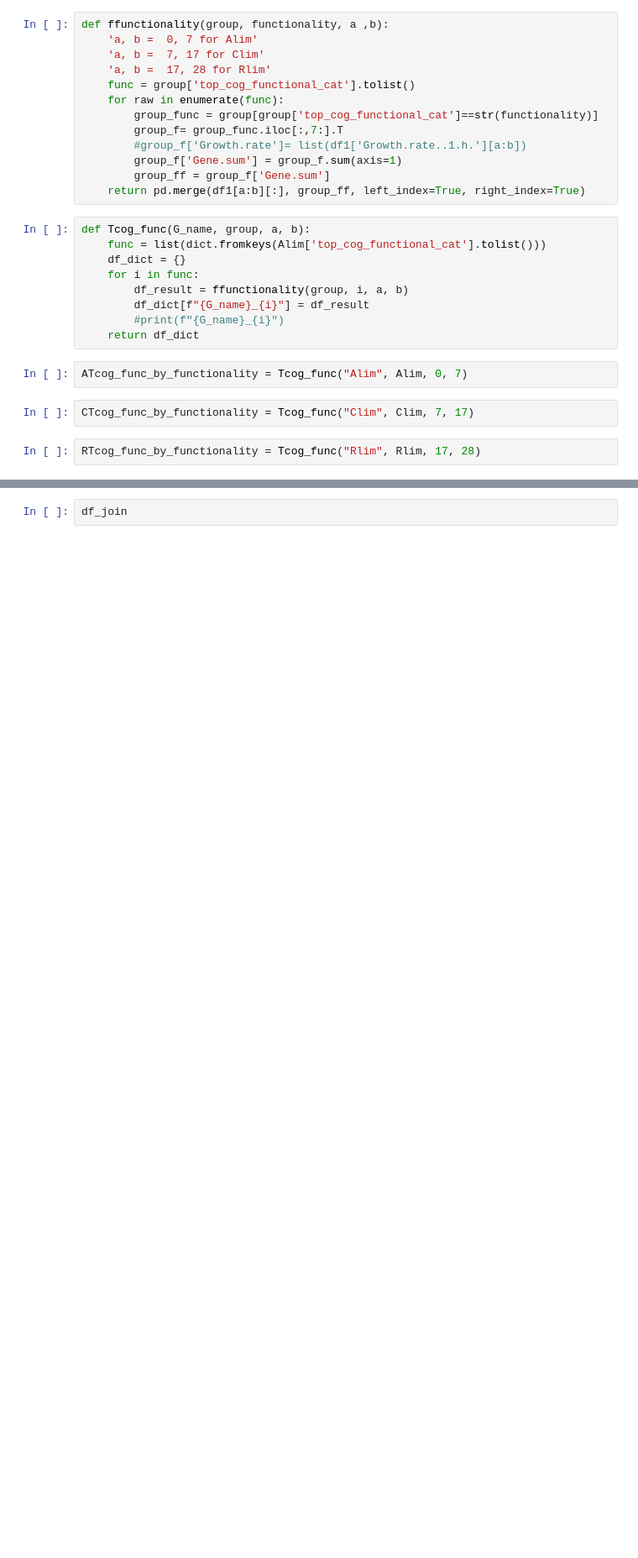
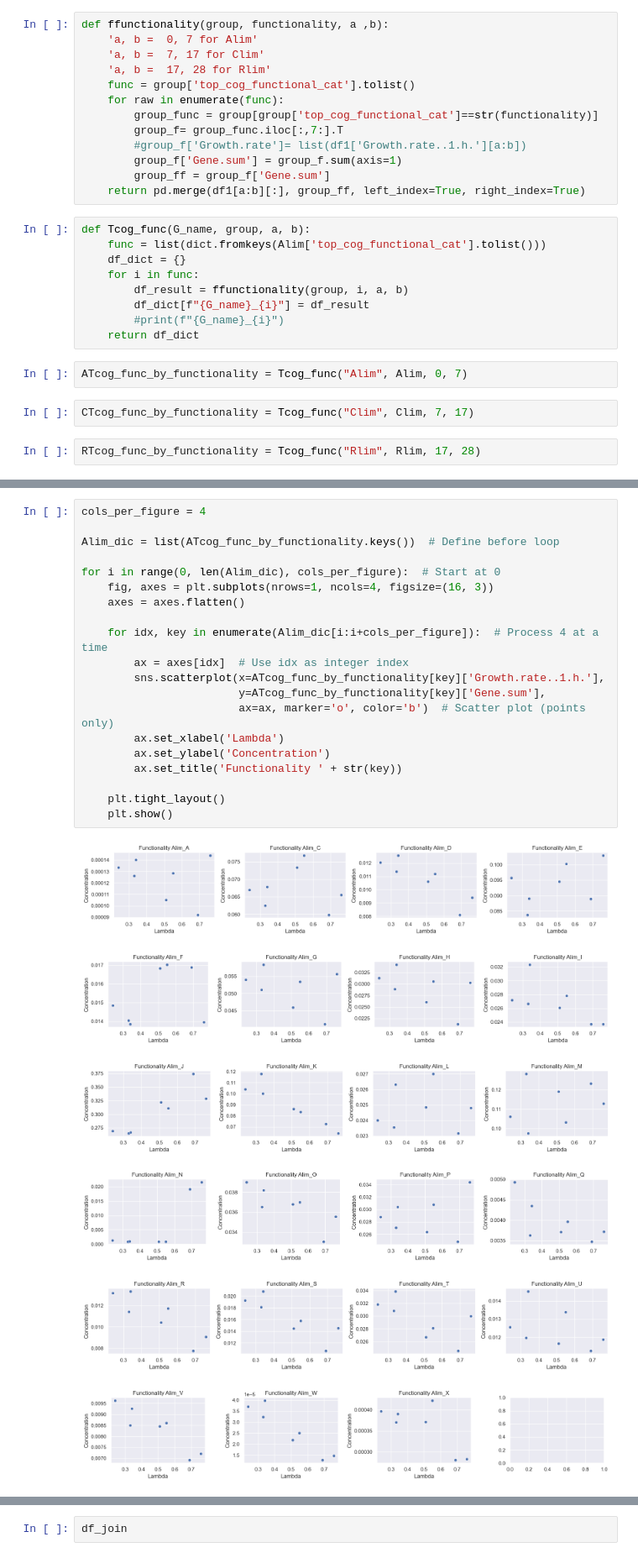
Before and after one commit to yhonyar/ICTP-SMR4056-Q-Physiology, a Jupyter notebook: Code.ipynb, the cells around one changed output, grey strips where cells are left out. Shown: that part at 84% size. Cells and saved outputs as stored; diff of their text form; blank space fills up the shorter version.

```diff
--- a/Code.ipynb
+++ b/Code.ipynb
@@ -70,0 +85,27 @@ a4_1             A4_S9_L004_R1_001.fastq  0.000390  )])
+# %%
+cols_per_figure = 4
+
+Alim_dic = list(ATcog_func_by_functionality.keys())  # Define before loop
+
+for i in range(0, len(Alim_dic), cols_per_figure):  # Start at 0
+    fig, axes = plt.subplots(nrows=1, ncols=4, figsize=(16, 3))
+    axes = axes.flatten()
+
+    for idx, key in enumerate(Alim_dic[i:i+cols_per_figure]):  # Process 4 at a time
+        ax = axes[idx]  # Use idx as integer index
+        sns.scatterplot(x=ATcog_func_by_functionality[key]['Growth.rate..1.h.'],
+                        y=ATcog_func_by_functionality[key]['Gene.sum'],
+                        ax=ax, marker='o', color='b')  # Scatter plot (points only)
+        ax.set_xlabel('Lambda')
+        ax.set_ylabel('Concentration')
+        ax.set_title('Functionality ' + str(key))
+
+    plt.tight_layout()
+    plt.show()
+# %% [output]
+[figure, added]
+[figure, added]
+[figure, added]
+[figure, added]
+[figure, added]
+[figure, added]
```
Also changed, not shown: parts of 4 cells of this notebook.
